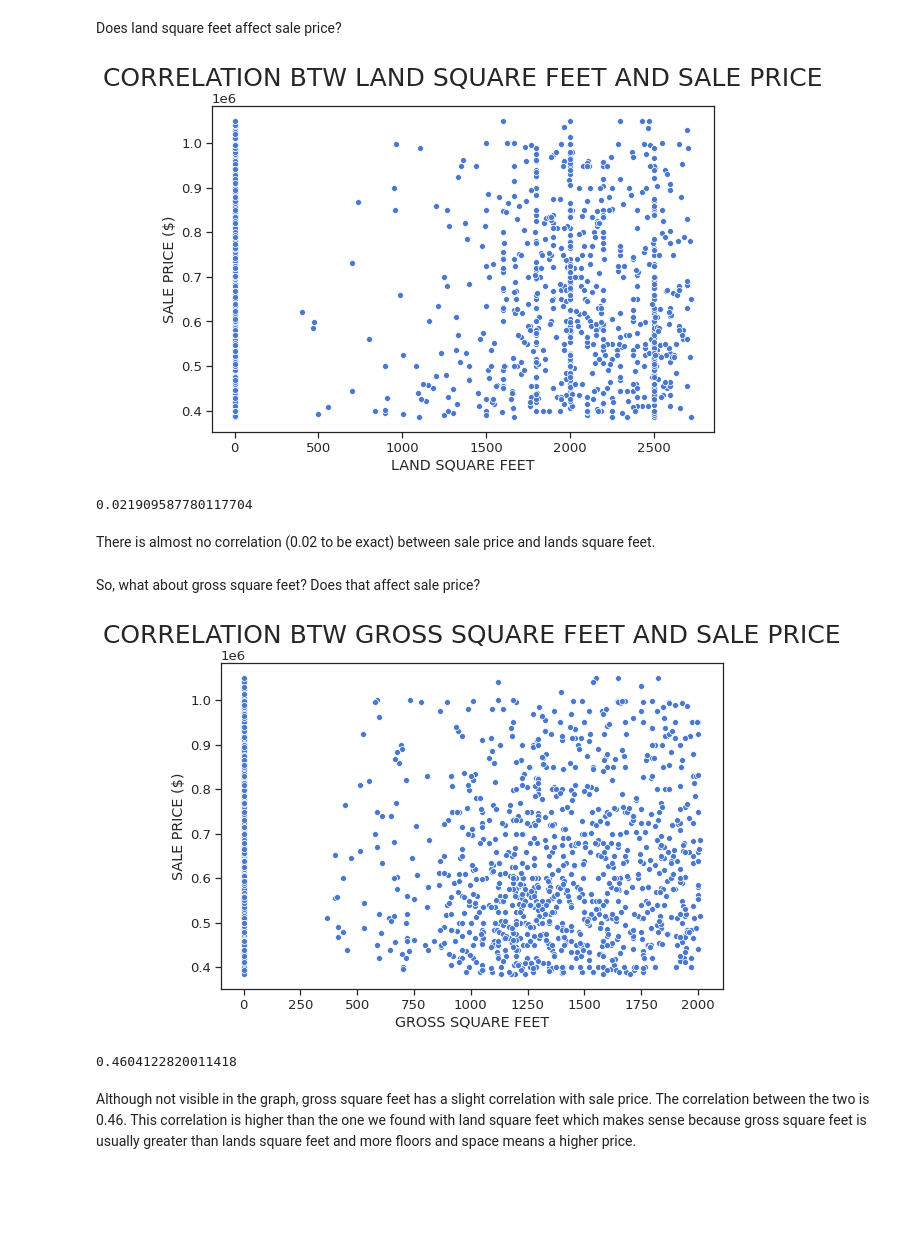
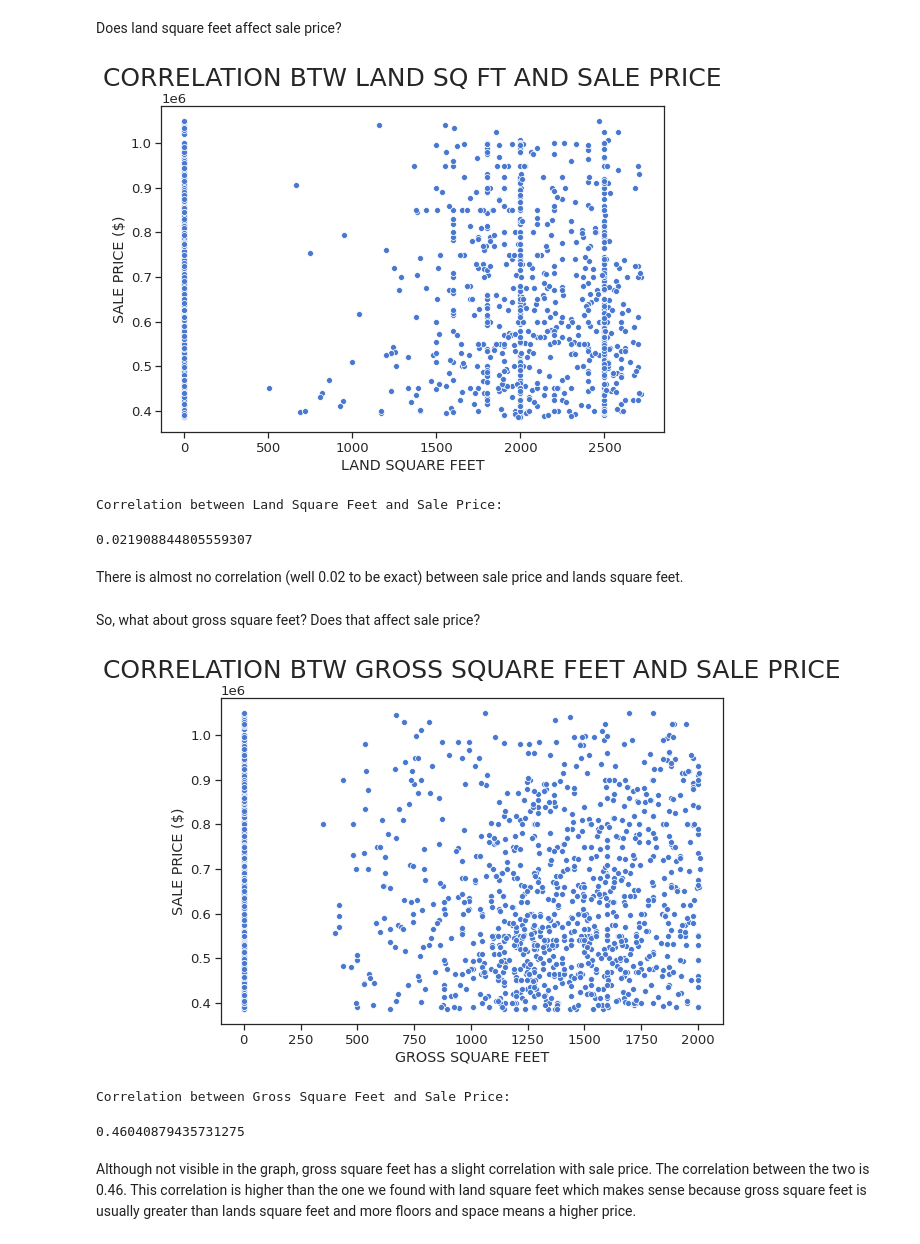
Before and after one commit to qlin1996/NYC_Property_Sales, a Jupyter notebook: NYC_Property_Sales.ipynb, the cells around one changed output. Cells and saved outputs as stored; diff of their text form; code cells hidden in the pictures; blank space fills up the shorter version.

```diff
--- a/NYC_Property_Sales.ipynb
+++ b/NYC_Property_Sales.ipynb
@@ -90,27 +93,28 @@ I filtered the data by dropping duplicates and columns I chose not to investigat
 # %%
-# create a copy
+# Create a copy
 predrop = full_data.copy()
 
-# drop duplicates
+# Drop duplicates
 predrop.drop_duplicates(keep='first', inplace=True)
 
-# drop irrelevant columns
-predrop.drop(columns=['TAX CLASS AT TIME OF SALE','BLOCK', 'TAX CLASS AS OF FINAL ROLL','RESIDENTIAL UNITS', 'COMMERCIAL UNITS', 'LOT', 'EASE-MENT', 'BUILDING CLASS AS OF FINAL ROLL', 'APARTMENT NUMBER', 'TOTAL UNITS', 'BUILDING CLASS AT TIME OF SALE', 'Latitude', 'Longitude', 'Community Board', 'Council District', 'Census Tract', 'BIN', 'BBL', 'NTA'], inplace=True)
+# Drop columns we choose not to investigate
+predrop.drop(columns=['ZIP CODE','TAX CLASS AT TIME OF SALE','BLOCK', 'TAX CLASS AS OF FINAL ROLL','RESIDENTIAL UNITS', 'COMMERCIAL UNITS', 'LOT', 'EASE-MENT', 'BUILDING CLASS AS OF FINAL ROLL', 'APARTMENT NUMBER', 'TOTAL UNITS', 'BUILDING CLASS AT TIME OF SALE', 'Latitude', 'Longitude', 'Community Board', 'Council District', 'Census Tract', 'BIN', 'BBL', 'NTA'], inplace=True)
 
-# rename columns
+# Rename columns
 predrop.rename(columns={'BUILDING CLASS CATEGORY': 'BUILDING CLASS'}, inplace=True)
 
-# convert the values (1-5) in the "BOROUGH" column to borough names
+# Convert the values (1-5) in the "BOROUGH" column to their actual names
 predrop['BOROUGH'].replace({1:'MANHATTAN', 2:'BRONX', 3: 'BROOKLYN', 4: 'QUEENS', 5:'STATEN ISLAND'}, inplace=True)
 
-# convert 'SALE DATE' to only have year and month and to string format
+# Convert 'SALE DATE' to date type and add columns "SALE MONTH" and "SALE DATE"
 predrop['SALE DATE'] = pd.to_datetime(predrop['SALE DATE'])
 predrop['SALE MONTH'] = predrop['SALE DATE'].dt.month
 predrop['SALE YEAR'] = predrop['SALE DATE'].dt.year
 predrop.sort_values(by=['SALE YEAR', 'SALE MONTH'], ascending=True, inplace=True)
 predrop.drop(columns='SALE DATE', inplace=True)
+
+# Convert all the date columns to string type and write out the values (1-12) in the "SALE MONTH" column
 predrop['SALE MONTH'] = predrop['SALE MONTH'].map(lambda x: str(x))
 predrop['SALE MONTH'].replace({'1':'Jan', '2':'Feb', '3': 'Mar', '4': 'Apr', '5':'May', '6':'Jun', '7':'Jul', '8': 'Aug', '9': 'Sept', '10':'Oct',  '11': 'Nov', '12':'Dec'}, inplace=True)
 predrop['SALE YEAR'] = predrop['SALE YEAR'].map(lambda x: str(x))
 predrop['SALE DATE'] = predrop['SALE MONTH'] + ' ' + predrop['SALE YEAR']
-predrop
@@ -181,10 +175,10 @@ For the "SALE PRICE" column, I filtered out sale prices <= $0 because as I consi
 # %%
-# make a copy for dropping values
+# Make a copy to drop values
 nyc_property_sales = predrop.copy()
 
-# filter out property sale price of < $0
+# Filter out property sale price of < $0
 def price_filter(price):
-  if (price<=0):
+  if (price<=0.0):
     return np.NaN
   else:
     return price
@@ -224,9 +223,5 @@ nyc_property_sales.describe()
 # %%
-# drop rows with 0 'ZIP CODE' or 'YEAR BUILT'
-nyc_property_sales = nyc_property_sales[nyc_property_sales['ZIP CODE']>0]
-nyc_property_sales = nyc_property_sales[nyc_property_sales['YEAR BUILT']>0]
-
-# convert 'ZIP CODE' and 'YEAR BUILT' from float to int
-nyc_property_sales['ZIP CODE']=nyc_property_sales['ZIP CODE'].map(lambda x: int(x))
-nyc_property_sales['YEAR BUILT']=nyc_property_sales['YEAR BUILT'].map(lambda x: int(x))
+# Drop rows with 0 'YEAR BUILT' and convert to int type
+nyc_property_sales = nyc_property_sales[nyc_property_sales['YEAR BUILT']>0.0]
+nyc_property_sales['YEAR BUILT'] = nyc_property_sales['YEAR BUILT'].map(lambda x: int(x))
 # %% [markdown]
@@ -607,28 +654,30 @@ Most of the properties sold in our dataset were built between the years 1920 and
 Does land square feet affect sale price?
 # %%
 # Land square feet vs sale price
-# For the plot, I excluded outliers (top and bottom 25%) and only graphed 20% of the population to it easier for the eyes.
+# For visual purposes, I excluded outliers (top and bottom 25%) and only graphed 20% of the population.
 price_and_sqft_cleaned = nyc_property_sales[(nyc_property_sales['SALE PRICE'].between(nyc_property_sales['SALE PRICE'].quantile(.25), nyc_property_sales['SALE PRICE'].quantile(.75))) & (nyc_property_sales['LAND SQUARE FEET'].between(nyc_property_sales['LAND SQUARE FEET'].quantile(.25), nyc_property_sales['LAND SQUARE FEET'].quantile(.75)))]
 nyc_property_sales_sample = price_and_sqft_cleaned.sample(frac=0.02)
 
 sns.scatterplot(x='LAND SQUARE FEET', y='SALE PRICE', data=nyc_property_sales_sample)
-plt.title('CORRELATION BTW LAND SQUARE FEET AND SALE PRICE', fontsize=25, pad=20)
+plt.title('CORRELATION BTW LAND SQ FT AND SALE PRICE', fontsize=25, pad=20)
 plt.ylabel('SALE PRICE ($)')
 plt.show()
 # %% [output]
-[figure, old version]
+[figure, new version]
 # %%
-# correlation between sale price and land square feet
+# Correlation between sale price and land square feet
+print('Correlation between Land Square Feet and Sale Price:')
 nyc_property_sales['SALE PRICE'].corr(nyc_property_sales['LAND SQUARE FEET'])
 # %% [output]
-0.021909587780117704
+Correlation between Land Square Feet and Sale Price:
+0.021908844805559307
 # %% [markdown]
-There is almost no correlation (0.02 to be exact) between sale price and lands square feet.
+There is almost no correlation (well 0.02 to be exact) between sale price and lands square feet.
 # %% [markdown]
 So, what about gross square feet? Does that affect sale price?
 # %%
 # Gross square feet vs sale price
-# For the plot, I excluded outliers (top and bottom 25%) and only graphed 20% of the population to it easier for the eyes.
+# For visual purposes, I excluded outliers (top and bottom 25%) and only graphed 20% of the population.
 price_and_sqft_cleaned = nyc_property_sales[(nyc_property_sales['SALE PRICE'].between(nyc_property_sales['SALE PRICE'].quantile(.25), nyc_property_sales['SALE PRICE'].quantile(.75))) & (nyc_property_sales['GROSS SQUARE FEET'].between(nyc_property_sales['GROSS SQUARE FEET'].quantile(.25), nyc_property_sales['GROSS SQUARE FEET'].quantile(.75)))]
 nyc_property_sales_sample = price_and_sqft_cleaned.sample(frac=0.02)
 
@@ -637,12 +686,14 @@ plt.title('CORRELATION BTW GROSS SQUARE FEET AND SALE PRICE', fontsize=25, pad=2
 plt.ylabel('SALE PRICE ($)')
 plt.show()
 # %% [output]
-[figure, old version]
+[figure, new version]
 # %%
-# correlation of sale price and gross square feet
+# Correlation of sale price and gross square feet
+print('Correlation between Gross Square Feet and Sale Price:')
 nyc_property_sales['SALE PRICE'].corr(nyc_property_sales['GROSS SQUARE FEET'])
 # %% [output]
-0.4604122820011418
+Correlation between Gross Square Feet and Sale Price:
+0.46040879435731275
 # %% [markdown]
 Although not visible in the graph, gross square feet has a slight correlation with sale price. The correlation between the two is 0.46. This correlation is higher than the one we found with land square feet which makes sense because gross square feet is usually greater than lands square feet and more floors and space means a higher price.
 # %% [markdown]
```
Also changed, not shown: parts of 65 cells of this notebook.
